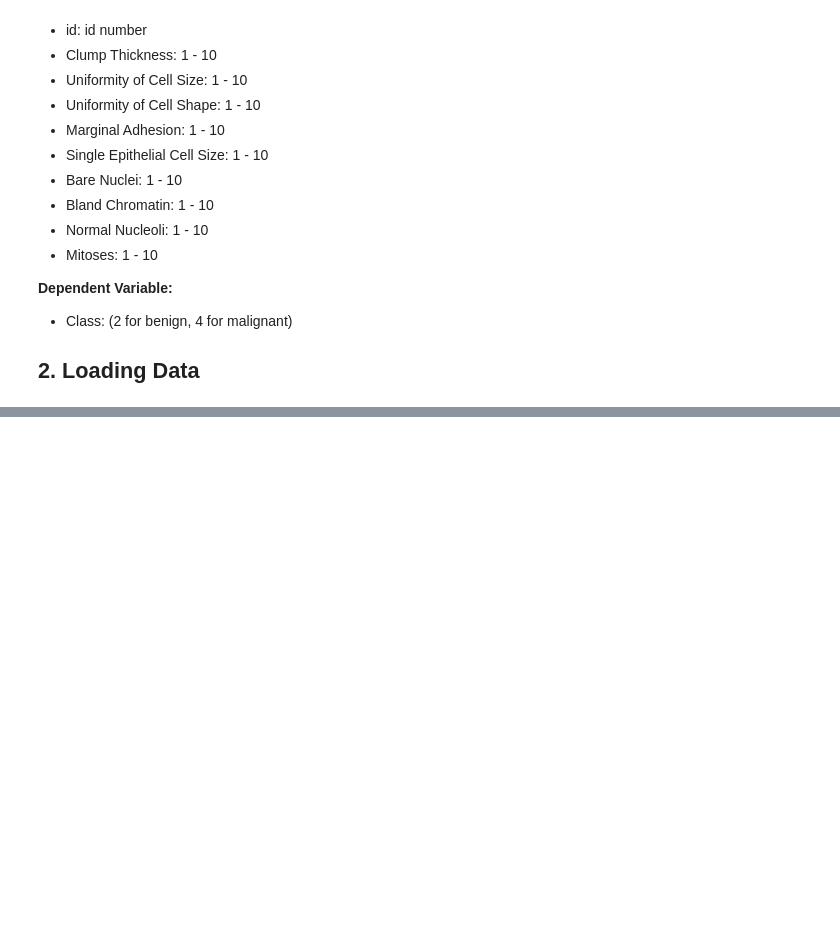
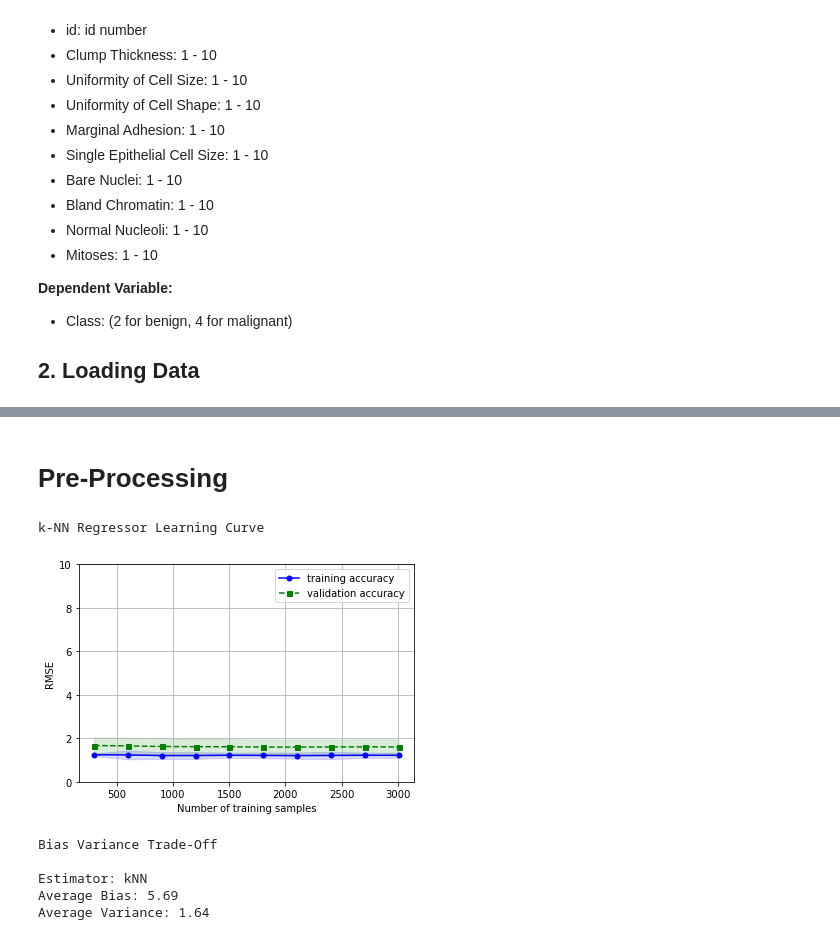
Before and after one commit to radroid/ml-algorithms-assignments, a Jupyter notebook: assignment_1/assignment_1.ipynb, the cells around one changed output, grey strips where cells are left out. Saved outputs shown, nothing was run; the diff lists cells and outputs as text; code cells hidden in the pictures; blank space fills up the shorter version.

```diff
--- a/assignment_1/assignment_1.ipynb
+++ b/assignment_1/assignment_1.ipynb
@@ -67,0 +199,2 @@ dataset.head()
+# %% [markdown]
+# Pre-Processing
@@ -67,0 +213,54 @@ dataset.head()
+# %%
+# Learning Curve
+def plot_learning_curves(model):
+    train_sizes, train_scores, test_scores = learning_curve(estimator=model,
+                                                            X=x_train_scaled,
+                                                            y=y_train,
+                                                            train_sizes=np.linspace(.1,1,10),
+                                                            scoring = 'neg_root_mean_squared_error',
+                                                            cv=10, random_state=100)
+
+    train_mean = np.sqrt(np.mean(-train_scores, axis=1))
+    train_std = np.sqrt(np.std(-train_scores, axis=1))
+    test_mean = np.sqrt(np.mean(-test_scores, axis=1))
+    test_std = np.sqrt(np.std(-test_scores, axis=1))
+
+    plt.plot(train_sizes, train_mean,color='blue', marker='o',
+             markersize=5, label='training accuracy')
+    plt.fill_between(train_sizes, train_mean + train_std, train_mean - train_std,
+                     alpha=0.15, color='blue')
+
+    plt.plot(train_sizes, test_mean, color='green', linestyle='--', marker='s', markersize=5,
+             label='validation accuracy')
+    plt.fill_between(train_sizes, test_mean + test_std, test_mean - test_std,
+                     alpha=0.15, color='green')
+    plt.grid(True)
+    plt.xlabel('Number of training samples')
+    plt.ylabel('RMSE')
+    plt.legend(loc='best')
+    plt.ylim([0,10])
+    plt.show()
+# %%
+# Plot Learning Curve
+print('k-NN Regressor Learning Curve')
+plot_learning_curves(KNeighborsRegressor(2))
+# %% [output]
+k-NN Regressor Learning Curve
+[figure, added]
+# %%
+#Script for Bias Variance
+print('Bias Variance Trade-Off')
+for name,method in[('kNN',KNeighborsRegressor(2))]:
+    avg_expected_loss, avg_bias, avg_var = bias_variance_decomp(
+        method, x_train_scaled, y_train, x_test_scaled, y_test,
+        loss='mse',
+        random_seed=100)
+    print('\nEstimator: {}'.format(name))
+    print('Average Bias: {:.2f}'.format(avg_bias))
+    print('Average Variance: {:.2f}'.format(avg_var))
+# %% [output]
+Bias Variance Trade-Off
+
+Estimator: kNN
+Average Bias: 5.69
+Average Variance: 1.64
```
Also changed, not shown: parts of 13 cells of this notebook.
